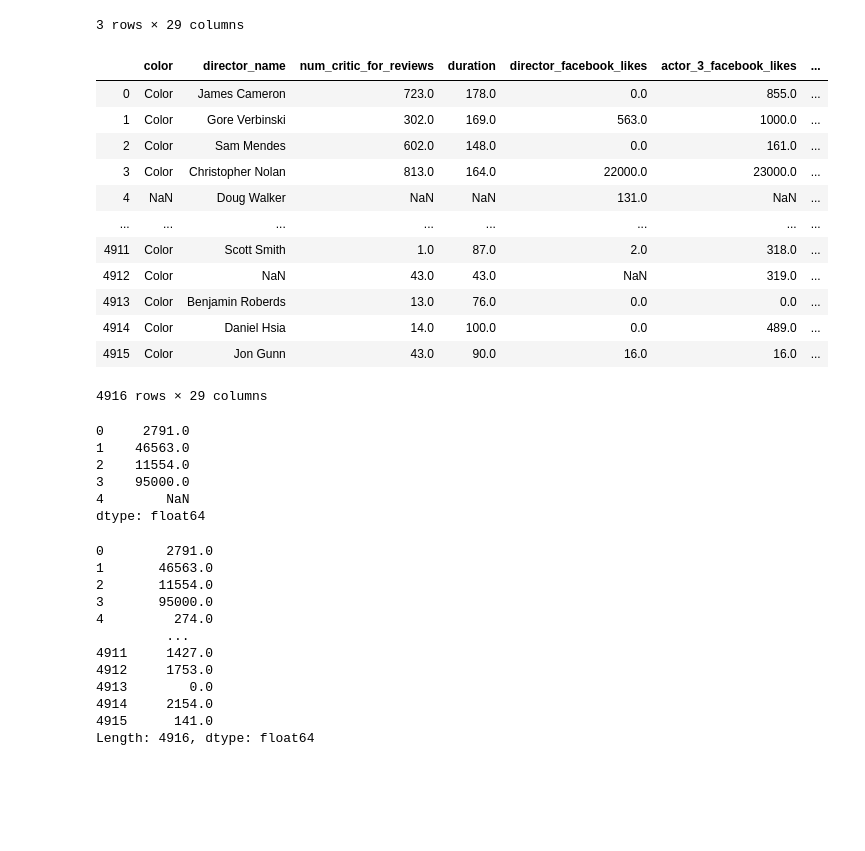
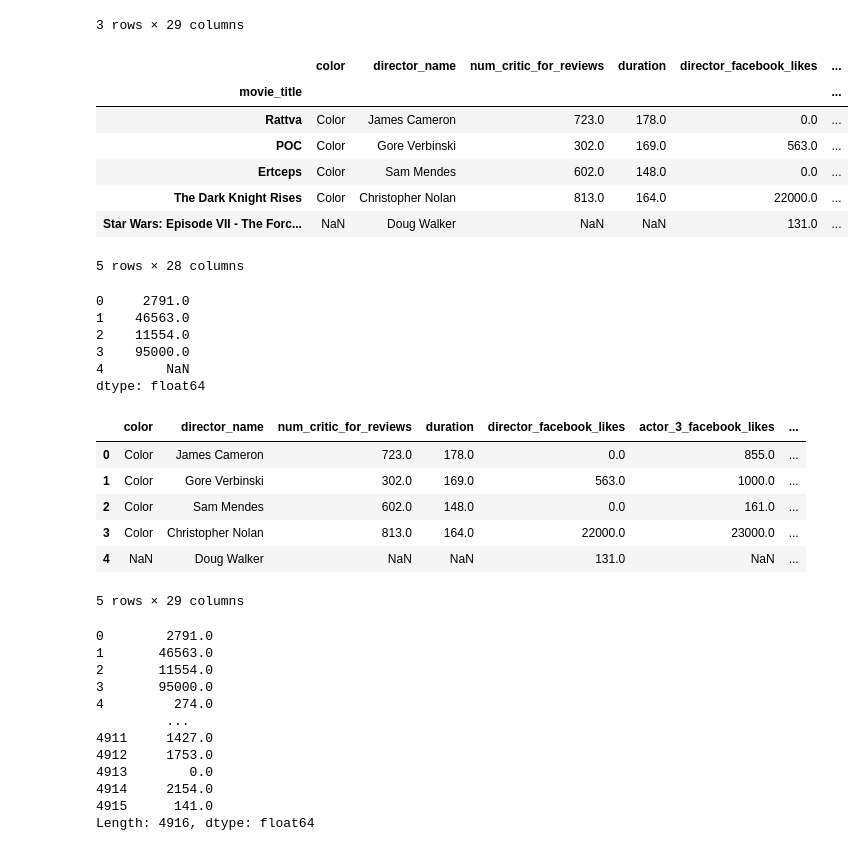
Before and after one commit to VaishaliDNB/Python, a Jupyter notebook: Pandas Cookbook/Chapter 1 - Pandas Foundation 👍.ipynb, the cells around one changed output. Drawn from its saved outputs; the diff is of its cells as text; code cells hidden in the pictures; blank space fills up the shorter version.

```diff
--- a/Pandas Cookbook/Chapter 1 - Pandas Foundation 👍.ipynb
+++ b/Pandas Cookbook/Chapter 1 - Pandas Foundation 👍.ipynb
@@ -932,22 +1080,27 @@ movies.head(3)
 | 2 | Color | Sam Mendes | 602.0 | 148.0 | 0.0 | 161.0 | ... |
 3 rows × 29 columns
 # %%
-# Option 2 - assign method
+# Option 2 - assign method - this is good for chaining methods
 movies = pd.read_csv("D:\Learning Data Science\Python - Pandas\Pandas cookbook\Pandas-Cookbook-master\data\movie.csv")
-movies.assign(has_seen=0)
+
+idx_map = {"Avatar" : "Rattva",
+           "Spectre" : "Ertceps",
+           "Pirates of the Caribbean: At World's End" : "POC"}
+col_map = {"aspect_ratio" : "aspect",
+           "movie_facebook_likes" : "fblikes"}
+
+(movie.set_index("movie_title")
+ .rename(index = idx_map, columns = col_map)
+ .assign(has_seen = 0)
+ .head(5))
 # %% [output]
-|  | color | director_name | num_critic_for_reviews | duration | director_facebook_likes | actor_3_facebook_likes | ... |
-| 0 | Color | James Cameron | 723.0 | 178.0 | 0.0 | 855.0 | ... |
-| 1 | Color | Gore Verbinski | 302.0 | 169.0 | 563.0 | 1000.0 | ... |
-| 2 | Color | Sam Mendes | 602.0 | 148.0 | 0.0 | 161.0 | ... |
-| 3 | Color | Christopher Nolan | 813.0 | 164.0 | 22000.0 | 23000.0 | ... |
-| 4 | NaN | Doug Walker | NaN | NaN | 131.0 | NaN | ... |
-| ... | ... | ... | ... | ... | ... | ... | ... |
-| 4911 | Color | Scott Smith | 1.0 | 87.0 | 2.0 | 318.0 | ... |
-| 4912 | Color | NaN | 43.0 | 43.0 | NaN | 319.0 | ... |
-| 4913 | Color | Benjamin Roberds | 13.0 | 76.0 | 0.0 | 0.0 | ... |
-| 4914 | Color | Daniel Hsia | 14.0 | 100.0 | 0.0 | 489.0 | ... |
-| 4915 | Color | Jon Gunn | 43.0 | 90.0 | 16.0 | 16.0 | ... |
+|  | color | director_name | num_critic_for_reviews | duration | director_facebook_likes | ... |
+| movie_title |  |  |  |  |  | ... |
+| Rattva | Color | James Cameron | 723.0 | 178.0 | 0.0 | ... |
+| POC | Color | Gore Verbinski | 302.0 | 169.0 | 563.0 | ... |
+| Ertceps | Color | Sam Mendes | 602.0 | 148.0 | 0.0 | ... |
+| The Dark Knight Rises | Color | Christopher Nolan | 813.0 | 164.0 | 22000.0 | ... |
+| Star Wars: Episode VII - The Forc... | NaN | Doug Walker | NaN | NaN | 131.0 | ... |
-4916 rows × 29 columns
+5 rows × 28 columns
 # %%
 # one way to add existing column values
@@ -961,5 +1116,15 @@ total.head()
 3    95000.0
 4        NaN
 dtype: float64
+# %%
+movies.assign(total_likes = total).head(5)
+# %% [output]
+|  | color | director_name | num_critic_for_reviews | duration | director_facebook_likes | actor_3_facebook_likes | ... |
+| 0 | Color | James Cameron | 723.0 | 178.0 | 0.0 | 855.0 | ... |
+| 1 | Color | Gore Verbinski | 302.0 | 169.0 | 563.0 | 1000.0 | ... |
+| 2 | Color | Sam Mendes | 602.0 | 148.0 | 0.0 | 161.0 | ... |
+| 3 | Color | Christopher Nolan | 813.0 | 164.0 | 22000.0 | 23000.0 | ... |
+| 4 | NaN | Doug Walker | NaN | NaN | 131.0 | NaN | ... |
+5 rows × 29 columns
 # %%
 # another way to add existing column values
```
Also changed, not shown: parts of 64 cells of this notebook.
